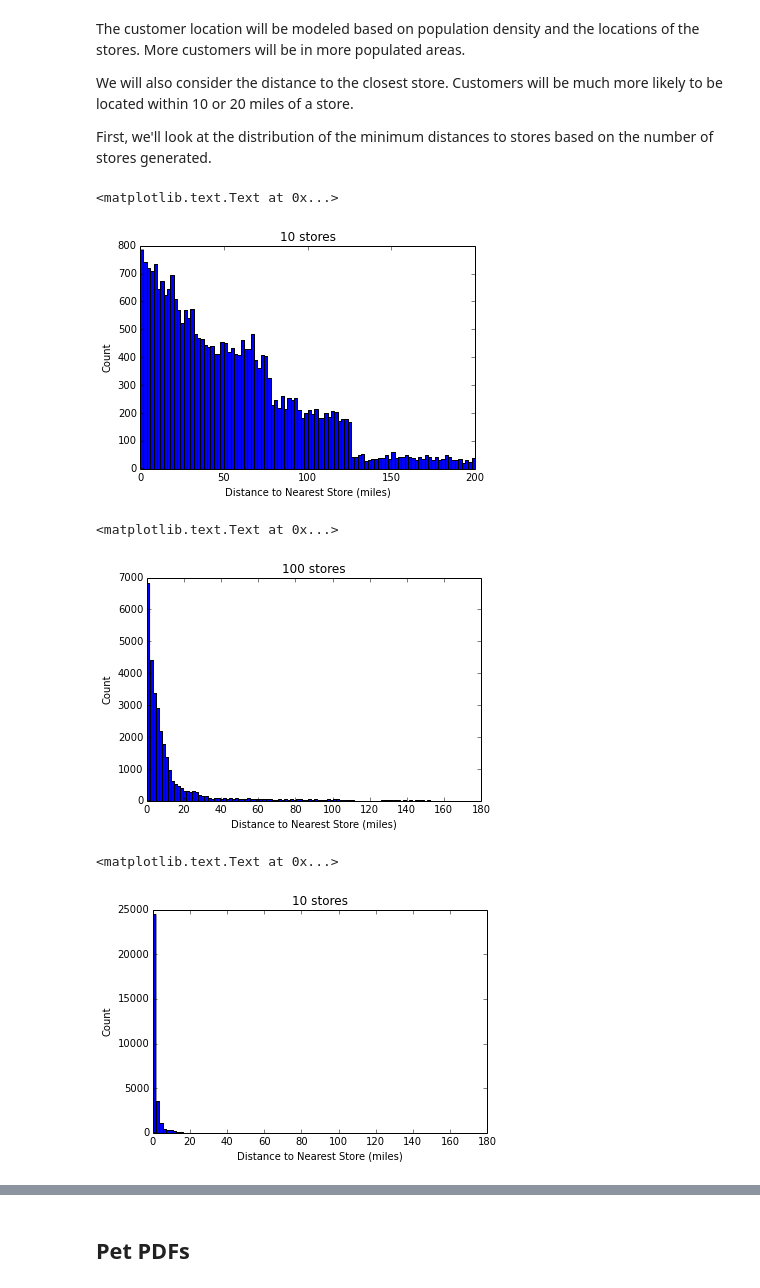
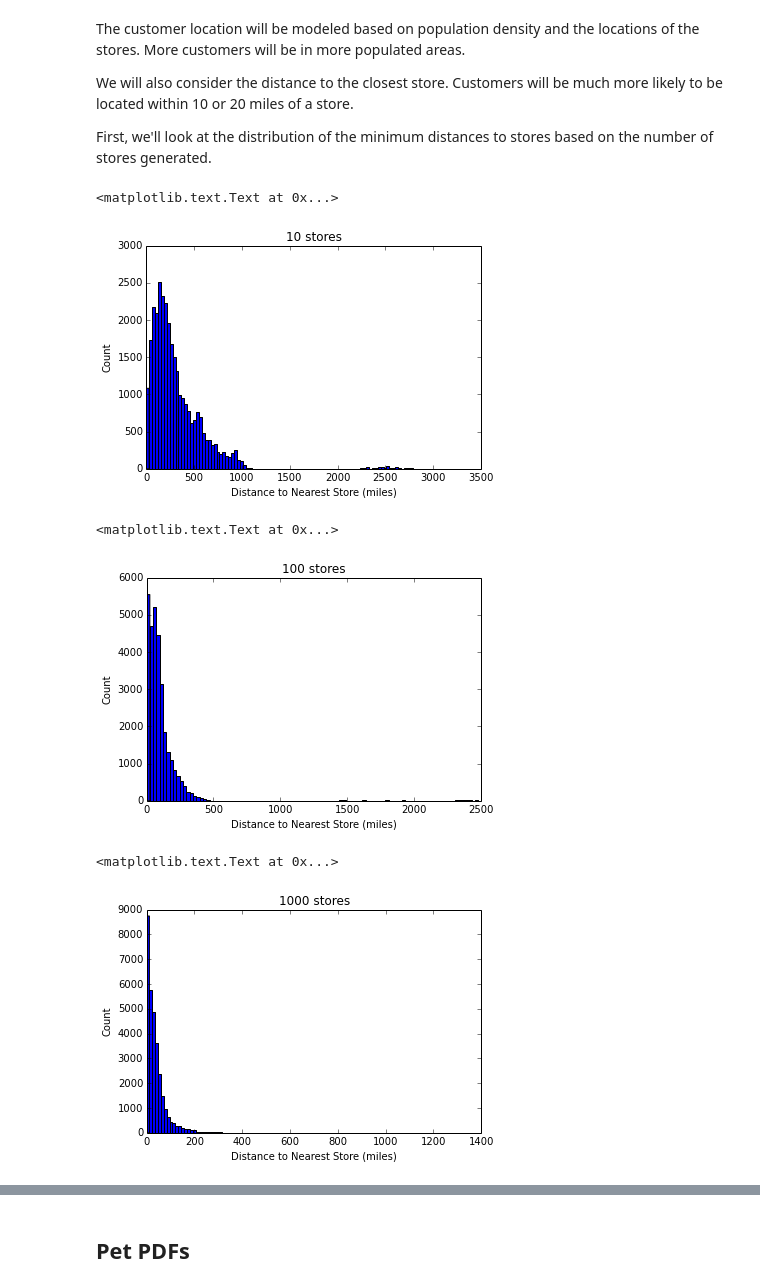
Before and after one commit to rnowling/bigpetstore-data-generator, a Jupyter notebook: notebooks/MonteCarloExample.ipynb, the cells around one changed output, grey strips where cells are left out. Saved outputs shown, nothing was run; the diff lists cells and outputs as text; code cells hidden in the pictures.

Commit message:
Added visualization of locations of generated stores.  Updated distance distribution graphs and text.

```diff
--- a/notebooks/MonteCarloExample.ipynb
+++ b/notebooks/MonteCarloExample.ipynb
@@ -485,17 +519,17 @@ zipcode_dist_10 = [distance_nearest_store_10.min_dist(z) for z in common_zipcode
 zipcode_dist_100 = [distance_nearest_store_100.min_dist(z) for z in common_zipcodes]
 zipcode_dist_1000 = [distance_nearest_store_1000.min_dist(z) for z in common_zipcodes]
 # %%
-distances_only_10 = [dist for dist, store in zipcode_dist_10 if dist < 200.0]
+distances_only_10 = [dist for dist, store in zipcode_dist_10]#if dist < 200.0]
 plt.clf()
 plt.hist(distances_only_10, bins=100)
 plt.title("10 stores")
 plt.xlabel("Distance to Nearest Store (miles)")
 plt.ylabel("Count")
 # %% [output]
 <matplotlib.text.Text at 0x...>
-[figure, old version]
+[figure, new version]
 # %%
-distances_only_100 = [dist for dist, store in zipcode_dist_100 if dist < 200.0]
+distances_only_100 = [dist for dist, store in zipcode_dist_100]#  if dist < 200.0]
 plt.clf()
 plt.hist(distances_only_100, bins=100)
 plt.title("100 stores")
@@ -503,15 +537,15 @@ plt.xlabel("Distance to Nearest Store (miles)")
 plt.ylabel("Count")
 # %% [output]
 <matplotlib.text.Text at 0x...>
-[figure, old version]
+[figure, new version]
 # %%
-distances_only_1000 = [dist for dist, store in zipcode_dist_1000 if dist < 180.0]
+distances_only_1000 = [dist for dist, store in zipcode_dist_1000] # if dist < 180.0]
 plt.clf()
 plt.hist(distances_only_1000, bins=100)
-plt.title("10 stores")
+plt.title("1000 stores")
 plt.xlabel("Distance to Nearest Store (miles)")
 plt.ylabel("Count")
 # %% [output]
 <matplotlib.text.Text at 0x...>
-[figure, old version]
+[figure, new version]
 # %% [markdown]
```
Also changed, not shown: parts of 9 cells of this notebook.
